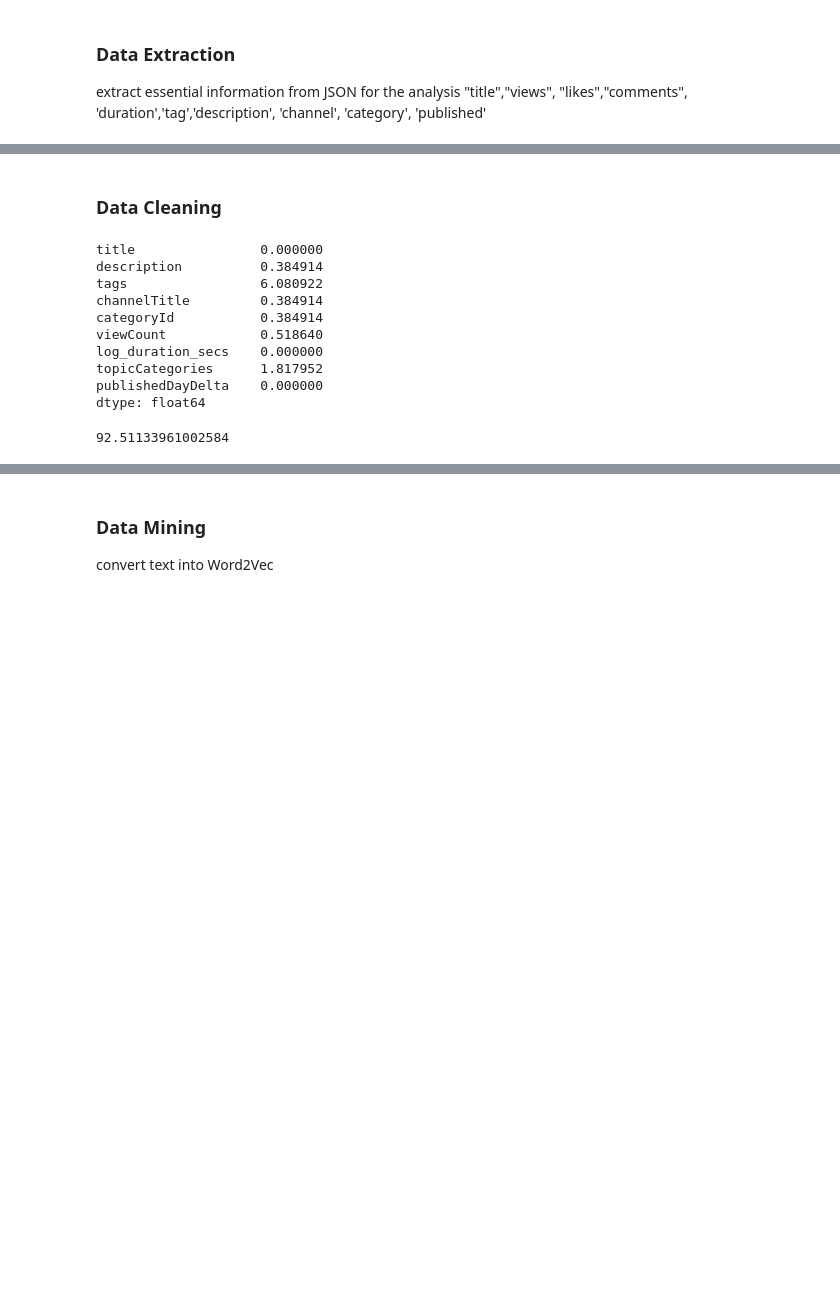
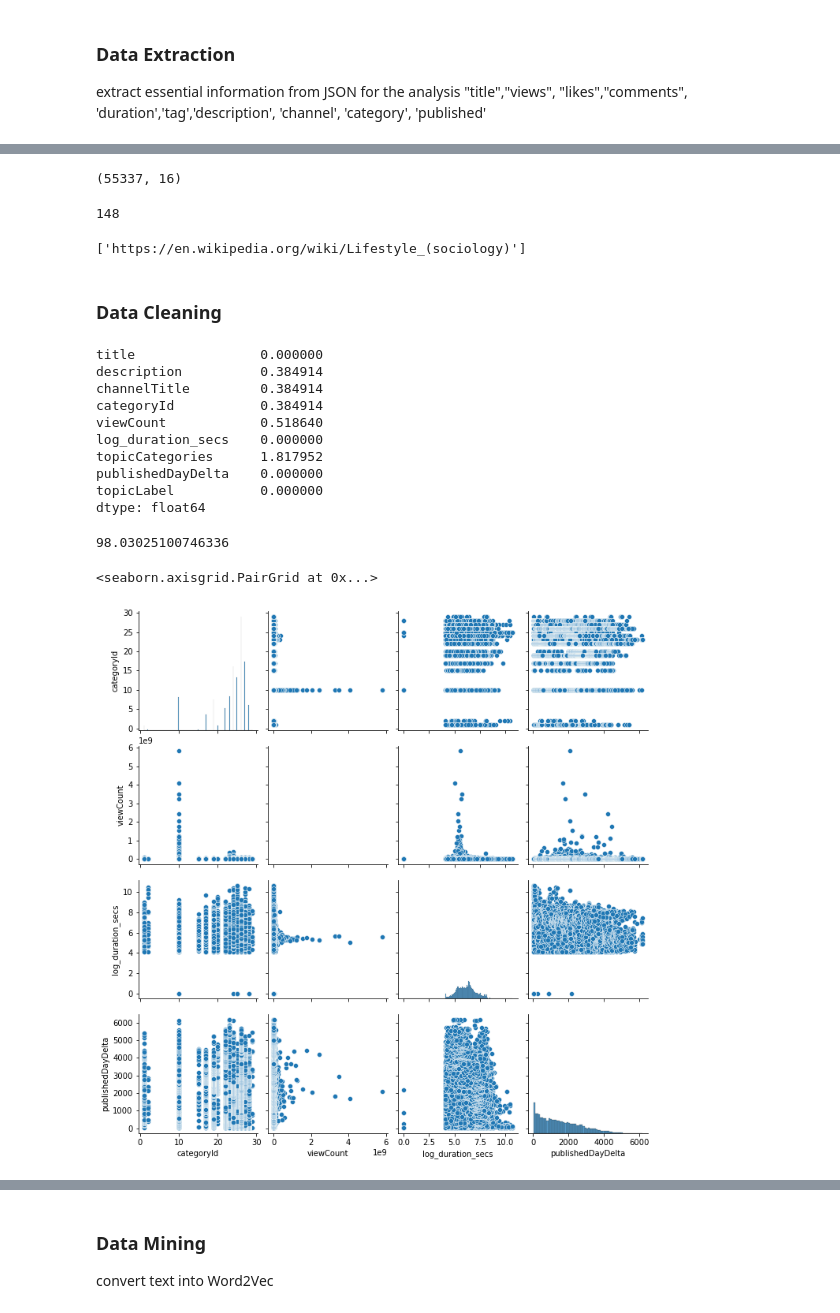
Before and after one commit to ajinkyabhanudas/SIADS696, a Jupyter notebook: EDA_Poom.ipynb, the cells around one changed output, grey strips where cells are left out. Saved outputs shown, nothing was run; the diff lists cells and outputs as text; code cells hidden in the pictures; blank space fills up the shorter version.

```diff
--- a/EDA_Poom.ipynb
+++ b/EDA_Poom.ipynb
@@ -76,7 +76,7 @@ rootdir = 'data'
 feature_list = ['publishedAt', 'title', 'channelId', 'description',
                 'channelTitle', 'tags', 'categoryId', 'viewCount',
                 'likeCount', 'favoriteCount', 'commentCount', 'duration',
-                'definition', 'contentRating', 'topicCategories']
+                'definition', 'contentRating', 'topicCategories', 'topicLabel']
 
 ov_dict_list = []
 ov_temp_dict = {}
@@ -96,6 +96,7 @@ for path in glob.glob(f'./{rootdir}/*/*'):
 
       for video_info in data[channel_id]["video_data"].values():
         temp_dict = video_info
+        temp_dict["topicLabel"] = path.split('\\')[1]
         dict_list.append(temp_dict)
   except:
     pass
@@ -108,3 +116,15 @@ raw_df = raw_df[feature_list]
+# %%
+raw_df.shape
+# %% [output]
+(55337, 16)
+# %%
+len(raw_df.channelTitle.unique())
+# %% [output]
+148
+# %%
+raw_df.topicCategories[2000]
+# %% [output]
+['https://en.wikipedia.org/wiki/Lifestyle_(sociology)']
 # %% [markdown]
 ### Data Cleaning
 # %%
@@ -190,6 +209,7 @@ def create_dataset(df, featureset, primary=True):
     df['topicCategories'] = df.topicCategories.apply(lambda x: topic_extract(x))
     # df['tags'] = df.tags.apply(lambda x: topic_extract(x))
     df['channelTitle'] = df.channelTitle.str.lower()
+    df['topicLabel'] = df.topicLabel.str.lower()
     # df['description'] = df.description.apply(lambda x: text_prep(x))
     # df['title'] = df.title.apply(lambda x: text_prep(x))
     df['log_duration_secs'] = np.log(df.duration_secs+1)
@@ -203,9 +223,9 @@ def create_dataset(df, featureset, primary=True):
   return df[featureset]
 # %%
 features = [
-  'title', 'description', 'tags',
+  'title', 'description',
   'channelTitle', 'categoryId', 'viewCount',
-  'log_duration_secs', 'topicCategories', 'publishedDayDelta'
+  'log_duration_secs', 'topicCategories', 'publishedDayDelta', 'topicLabel'
  ]
 
 prep_df = create_dataset(raw_df, features)
@@ -215,18 +235,23 @@ pct_na
 # %% [output]
 title                0.000000
 description          0.384914
-tags                 6.080922
 channelTitle         0.384914
 categoryId           0.384914
 viewCount            0.518640
 log_duration_secs    0.000000
 topicCategories      1.817952
 publishedDayDelta    0.000000
+topicLabel           0.000000
 dtype: float64
 # %%
 pct_dropna = len(prep_df.dropna())/len(prep_df)*100
 pct_dropna
 # %% [output]
-92.51133961002584
+98.03025100746336
 # %%
 prep_df = prep_df.dropna()
+# %%
+sns.pairplot(prep_df)
+# %% [output]
+<seaborn.axisgrid.PairGrid at 0x...>
+[figure, added]
```
Also changed, not shown: parts of 42 cells of this notebook.
